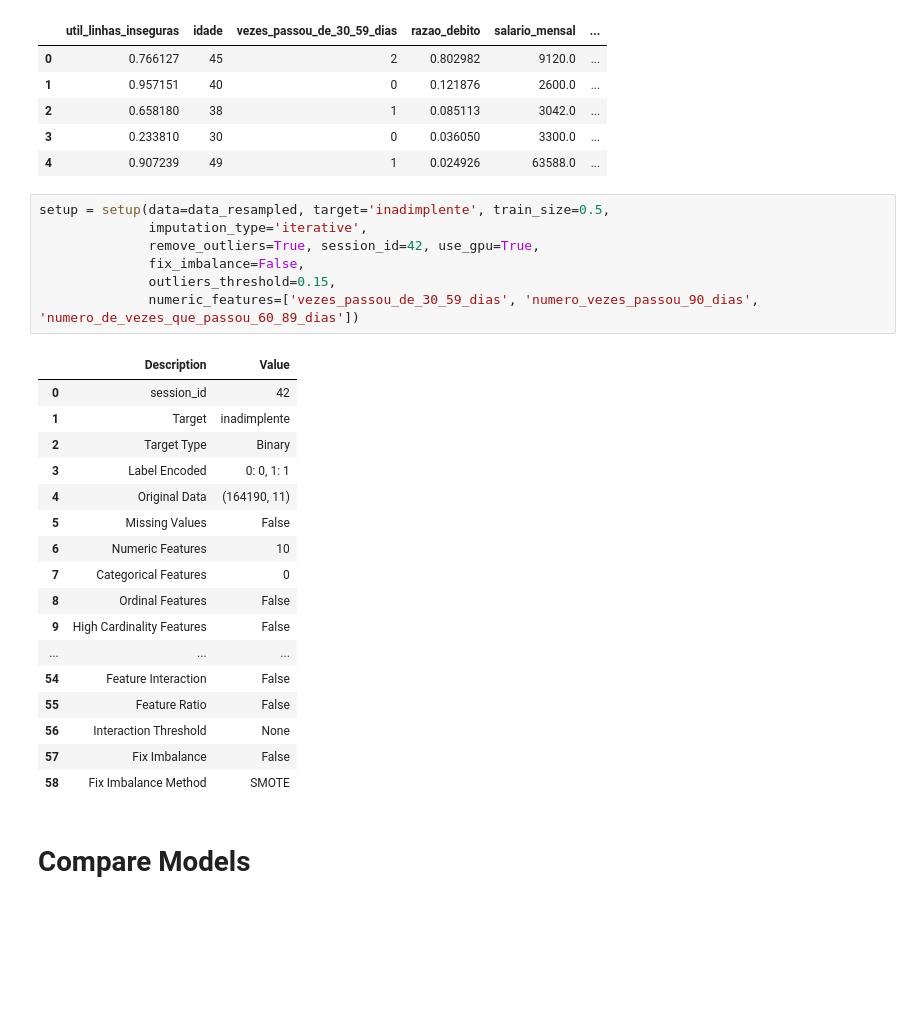
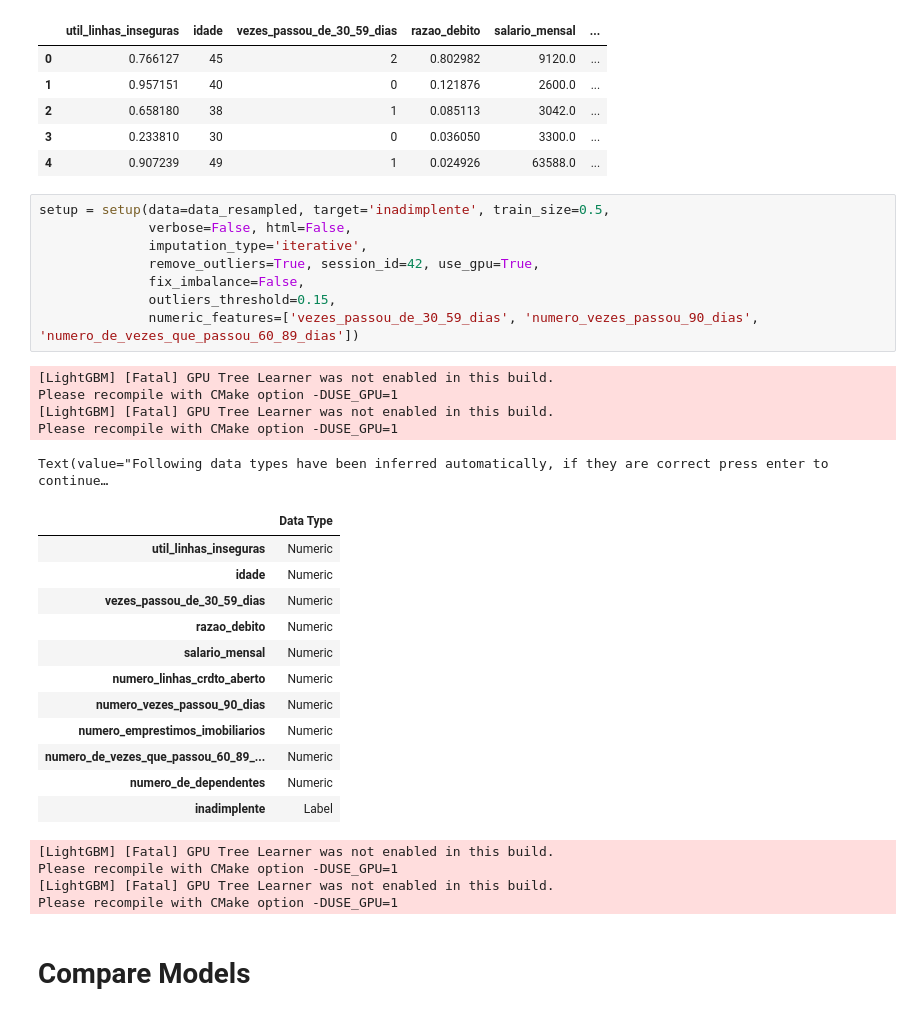
Before and after one commit to MaksonViini/Credit-Risc, a Jupyter notebook: pycaret_data_transform.ipynb, the cells around one changed output. Cells and saved outputs as stored; diff of their text form; blank space fills up the shorter version.

```diff
--- a/pycaret_data_transform.ipynb
+++ b/pycaret_data_transform.ipynb
@@ -62,29 +62,34 @@ data_resampled.head()
 | 4 | 0.907239 | 49 | 1 | 0.024926 | 63588.0 | ... |
 # %%
 setup = setup(data=data_resampled, target='inadimplente', train_size=0.5,
+              verbose=False, html=False,
               imputation_type='iterative',
               remove_outliers=True, session_id=42, use_gpu=True,
               fix_imbalance=False,
               outliers_threshold=0.15,
               numeric_features=['vezes_passou_de_30_59_dias', 'numero_vezes_passou_90_dias', 'numero_de_vezes_que_passou_60_89_dias'])
 # %% [output]
+[LightGBM] [Fatal] GPU Tree Learner was not enabled in this build.
+Please recompile with CMake option -DUSE_GPU=1
+[LightGBM] [Fatal] GPU Tree Learner was not enabled in this build.
+Please recompile with CMake option -DUSE_GPU=1
+Text(value="Following data types have been inferred automatically, if they are correct press enter to continue…
-|  | Description | Value |
-| 0 | session_id | 42 |
-| 1 | Target | inadimplente |
-| 2 | Target Type | Binary |
-| 3 | Label Encoded | 0: 0, 1: 1 |
-| 4 | Original Data | (164190, 11) |
-| 5 | Missing Values | False |
-| 6 | Numeric Features | 10 |
-| 7 | Categorical Features | 0 |
-| 8 | Ordinal Features | False |
-| 9 | High Cardinality Features | False |
-| ... | ... | ... |
-| 54 | Feature Interaction | False |
-| 55 | Feature Ratio | False |
-| 56 | Interaction Threshold | None |
-| 57 | Fix Imbalance | False |
-| 58 | Fix Imbalance Method | SMOTE |
+|  | Data Type |
+| util_linhas_inseguras | Numeric |
+| idade | Numeric |
+| vezes_passou_de_30_59_dias | Numeric |
+| razao_debito | Numeric |
+| salario_mensal | Numeric |
+| numero_linhas_crdto_aberto | Numeric |
+| numero_vezes_passou_90_dias | Numeric |
+| numero_emprestimos_imobiliarios | Numeric |
+| numero_de_vezes_que_passou_60_89_... | Numeric |
+| numero_de_dependentes | Numeric |
+| inadimplente | Label |
+[LightGBM] [Fatal] GPU Tree Learner was not enabled in this build.
+Please recompile with CMake option -DUSE_GPU=1
+[LightGBM] [Fatal] GPU Tree Learner was not enabled in this build.
+Please recompile with CMake option -DUSE_GPU=1
 # %% [markdown]
 # Compare Models
 # %%
```
Also changed, not shown: parts of 2 cells of this notebook, 1 other file.
